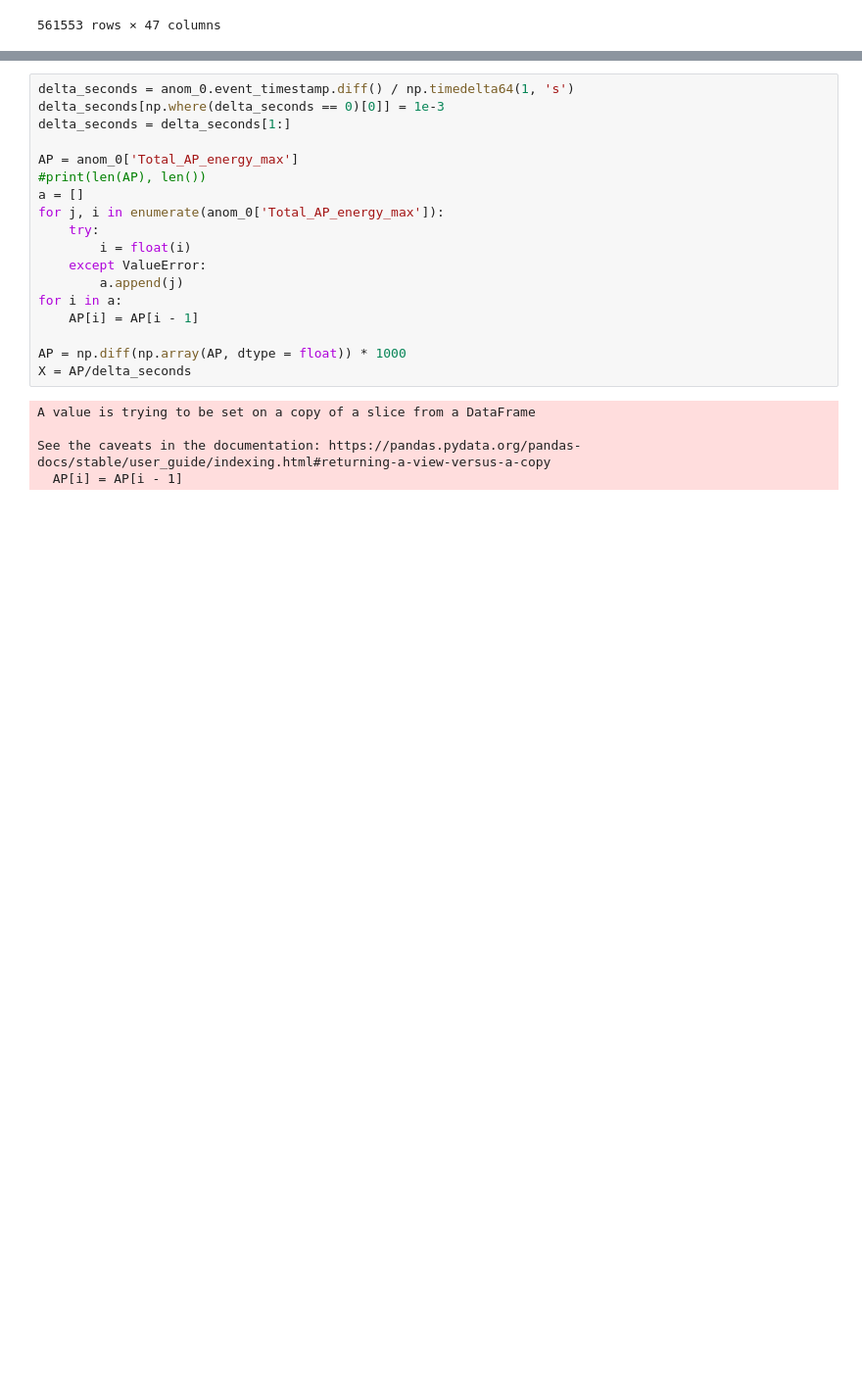
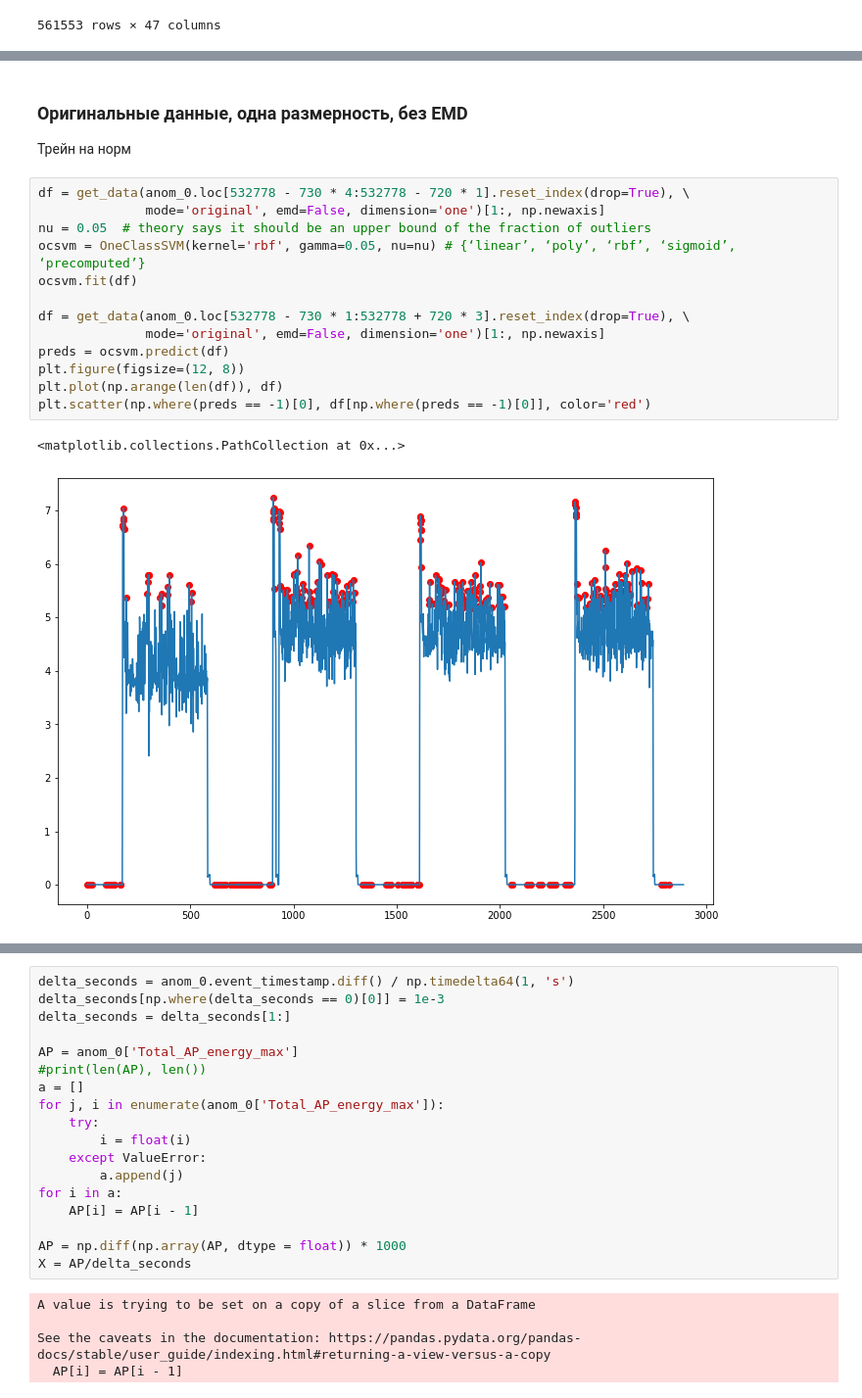
Before and after one commit to lomonosovaa/diploma, a Jupyter notebook: IQDS1022.ipynb, the cells around one changed output, grey strips where cells are left out. Shown at 98% size. Saved outputs shown, nothing was run; the diff lists cells and outputs as text; blank space fills up the shorter version.

```diff
--- a/IQDS1022.ipynb
+++ b/IQDS1022.ipynb
@@ -96,0 +147,19 @@ anom_0
+# %% [markdown]
+### Оригинальные данные, одна размерность, без EMD
+Трейн на норм
+# %%
+df = get_data(anom_0.loc[532778 - 730 * 4:532778 - 720 * 1].reset_index(drop=True), \
+              mode='original', emd=False, dimension='one')[1:, np.newaxis]
+nu = 0.05  # theory says it should be an upper bound of the fraction of outliers
+ocsvm = OneClassSVM(kernel='rbf', gamma=0.05, nu=nu) # {‘linear’, ‘poly’, ‘rbf’, ‘sigmoid’, ‘precomputed’}
+ocsvm.fit(df)
+
+df = get_data(anom_0.loc[532778 - 730 * 1:532778 + 720 * 3].reset_index(drop=True), \
+              mode='original', emd=False, dimension='one')[1:, np.newaxis]
+preds = ocsvm.predict(df)
+plt.figure(figsize=(12, 8))
+plt.plot(np.arange(len(df)), df)
+plt.scatter(np.where(preds == -1)[0], df[np.where(preds == -1)[0]], color='red')
+# %% [output]
+<matplotlib.collections.PathCollection at 0x...>
+[figure, added]
```
Also changed, not shown: parts of 42 cells of this notebook.
